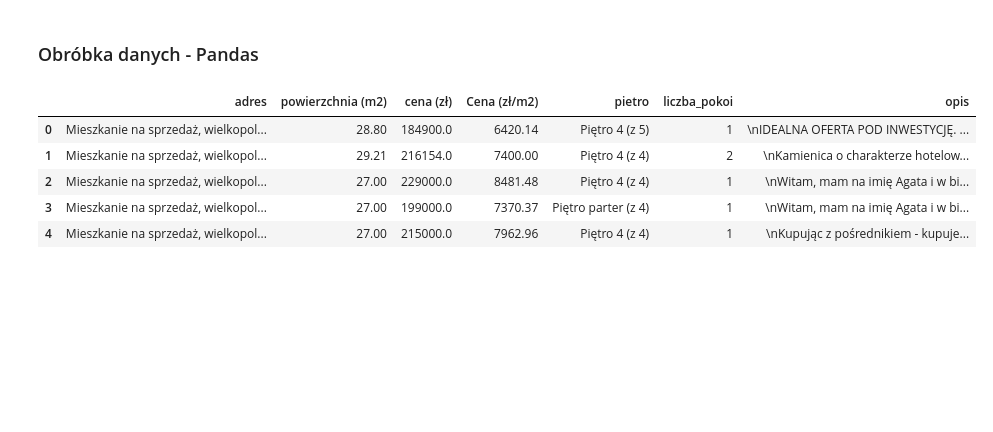
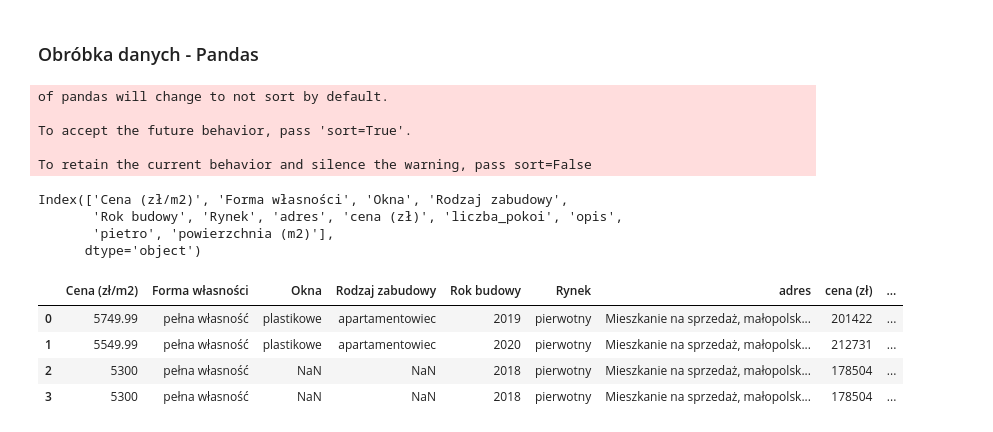
Before and after one commit to KKuzmiak/Projects, a Jupyter notebook: BeautifulSoup, Pandas- Github.ipynb, the cells around one changed output. Cells and saved outputs as stored; diff of their text form; code cells hidden in the pictures; blank space fills up the shorter version.

Commit message:
więcej szczegółów z ofert

```diff
--- a/BeautifulSoup, Pandas- Github.ipynb
+++ b/BeautifulSoup, Pandas- Github.ipynb
@@ -36,7 +36,8 @@ def zmiana_na_float (cecha):
 - w dalszych kodach pobiorę dane z kolejnych stron zwróconych przez Otodom, jak również szczegółowe dane widoczne tylko po wejściu w konkretną ofertę
 # %%
 # pobieram pierwszą stronę z ofertami ( najpierw nałożyłam filtr na otodom i to jest link do odfiltrowanej strony)
-zawartosc = requests.get('https://www.otodom.pl/sprzedaz/mieszkanie/poznan/?search%5Bfilter_float_m%3Ato%5D=30&search%5Bfilter_enum_market%5D%5B0%5D=secondary&search%5Bdescription%5D=1&search%5Bdist%5D=0&search%5Bdistrict_id%5D=79&search%5Bsubregion_id%5D=462&search%5Bcity_id%5D=1')
+adres_strony=input('Podaj adres strony www: ')
+zawartosc = requests.get(adres_strony)
 # %%
 # Tworzę obiekt BS, w którym są zawarte dane z wybranej strony www
 soup = BeautifulSoup(zawartosc.content, 'html.parser')
@@ -82,7 +85,8 @@ f.writerow(['tytuł', 'liczba_pokoi', 'powierzchnia','cena', 'cena_zlm2', 'adres
 - w dalszych kodach pobiorę dane z kolejnych stron zwróconych przez Otodom
 # %%
 # pobieram pierwszą stronę z ofertami ( najpierw nałożyłam filtr na otodom i to jest link do odfiltrowanej strona)
-zawartosc = requests.get('https://www.otodom.pl/sprzedaz/mieszkanie/poznan/?search%5Bfilter_float_m%3Ato%5D=30&search%5Bfilter_enum_market%5D%5B0%5D=secondary&search%5Bdescription%5D=1&search%5Bdist%5D=0&search%5Bdistrict_id%5D=79&search%5Bsubregion_id%5D=462&search%5Bcity_id%5D=1')
+adres_strony=input('Podaj adres strony www: ')
+zawartosc = requests.get(adres_strony)
 # %%
 zawartosc.status_code
 # %%
@@ -222,9 +231,31 @@ oferty=pd.DataFrame({'adres':adresy,
+# %%
+oferty=pd.DataFrame()
+for x in range(0,len(adresy)):
+    sr=pd.Series([adresy[x],powierzchnie[x],ceny[x],ceny_zlm2[x], pietra[x],pokoje[x], opisy[x] ],\
+                 index=['adres','powierzchnia (m2)','cena (zł)','Cena (zł/m2)', 'pietro', 'liczba_pokoi', 'opis'])
+    sr_dodatkowe=pd.Series(dodatkowe[x])
+    sr=pd.concat([sr,sr_dodatkowe])
+    oferty=pd.concat([oferty,sr],axis=1,ignore_index=True)
+# %% [output]
+of pandas will change to not sort by default.
+
+To accept the future behavior, pass 'sort=True'.
+
+To retain the current behavior and silence the warning, pass sort=False
+# %%
+oferty.index
+# %% [output]
+Index(['Cena (zł/m2)', 'Forma własności', 'Okna', 'Rodzaj zabudowy',
+       'Rok budowy', 'Rynek', 'adres', 'cena (zł)', 'liczba_pokoi', 'opis',
+       'pietro', 'powierzchnia (m2)'],
+      dtype='object')
+# %%
+oferty=oferty.T
 # %%
-oferty.head()
+oferty
 # %% [output]
-|  | adres | powierzchnia (m2) | cena (zł) | Cena (zł/m2) | pietro | liczba_pokoi | opis |
-| 0 | Mieszkanie na sprzedaż, wielkopol... | 28.80 | 184900.0 | 6420.14 | Piętro 4 (z 5) | 1 | \nIDEALNA OFERTA POD INWESTYCJĘ. ... |
-| 1 | Mieszkanie na sprzedaż, wielkopol... | 29.21 | 216154.0 | 7400.00 | Piętro 4 (z 4) | 2 | \nKamienica o charakterze hotelow... |
-| 2 | Mieszkanie na sprzedaż, wielkopol... | 27.00 | 229000.0 | 8481.48 | Piętro 4 (z 4) | 1 | \nWitam, mam na imię Agata i w bi... |
-| 3 | Mieszkanie na sprzedaż, wielkopol... | 27.00 | 199000.0 | 7370.37 | Piętro parter (z 4) | 1 | \nWitam, mam na imię Agata i w bi... |
-| 4 | Mieszkanie na sprzedaż, wielkopol... | 27.00 | 215000.0 | 7962.96 | Piętro 4 (z 4) | 1 | \nKupując z pośrednikiem - kupuje... |
+|  | Cena (zł/m2) | Forma własności | Okna | Rodzaj zabudowy | Rok budowy | Rynek | adres | cena (zł) | ... |
+| 0 | 5749.99 | pełna własność | plastikowe | apartamentowiec | 2019 | pierwotny | Mieszkanie na sprzedaż, małopolsk... | 201422 | ... |
+| 1 | 5549.99 | pełna własność | plastikowe | apartamentowiec | 2020 | pierwotny | Mieszkanie na sprzedaż, małopolsk... | 212731 | ... |
+| 2 | 5300 | pełna własność | NaN | NaN | 2018 | pierwotny | Mieszkanie na sprzedaż, małopolsk... | 178504 | ... |
+| 3 | 5300 | pełna własność | NaN | NaN | 2018 | pierwotny | Mieszkanie na sprzedaż, małopolsk... | 178504 | ... |
```
Also changed, not shown: parts of 28 cells of this notebook.
